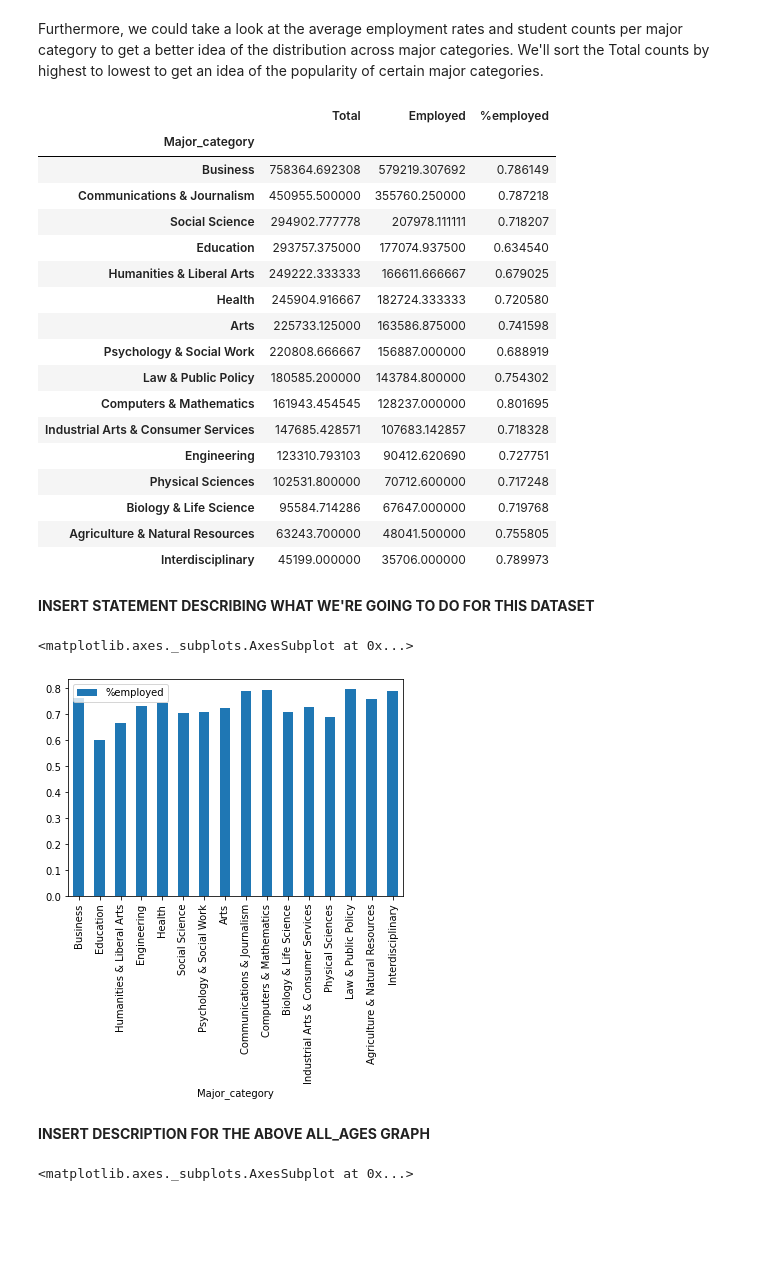
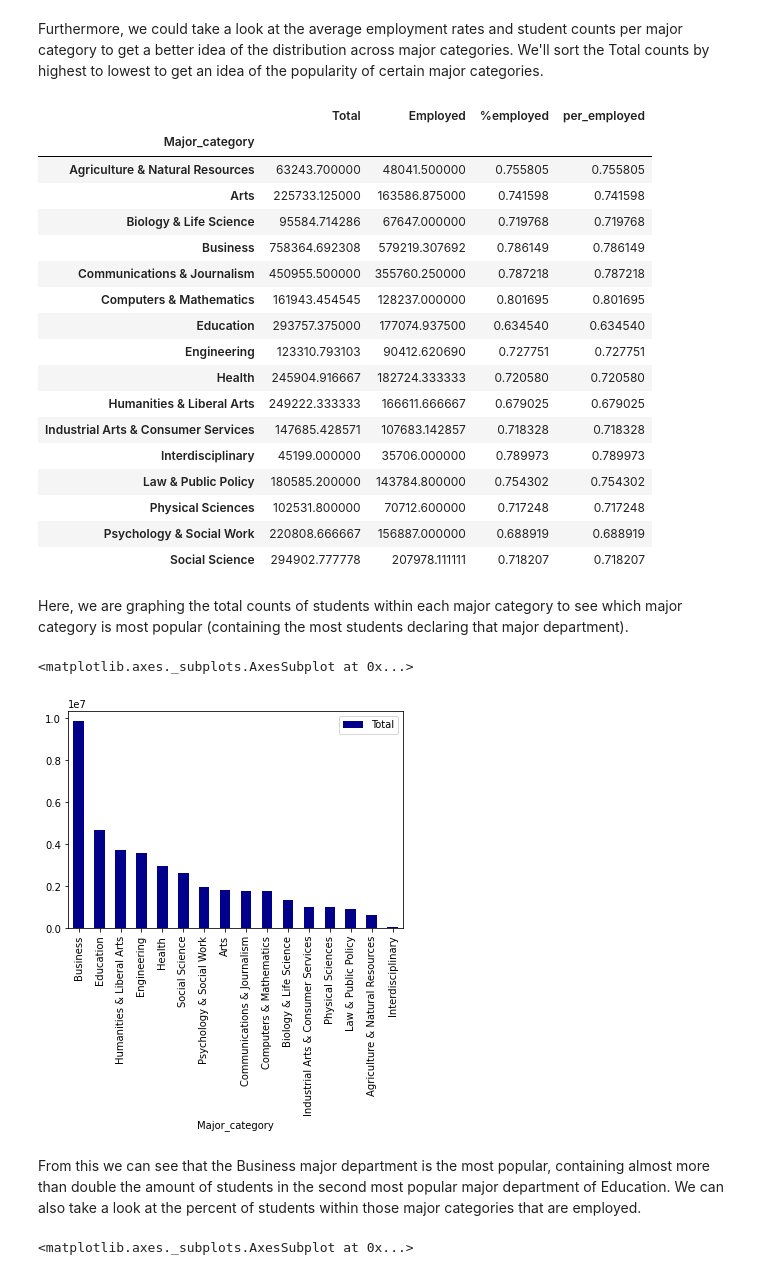
Before and after one commit to AlexCheng7/College-Employment-Analysis, a Jupyter notebook: FinalProject_group048.ipynb, the cells around one changed output. Saved outputs shown, nothing was run; the diff lists cells and outputs as text; code cells hidden in the pictures; blank space fills up the shorter version.

Commit message:
Added descriptions of some graphs and Conclusion section

```diff
--- a/FinalProject_group048.ipynb
+++ b/FinalProject_group048.ipynb
@@ -289,35 +289,35 @@ all_ages.describe()
 # %% [markdown]
 Furthermore, we could take a look at the average employment rates and student counts per major category to get a better idea of the distribution across major categories. We'll sort the Total counts by highest to lowest to get an idea of the popularity of certain major categories.
 # %%
-all_ages.groupby('Major_category').mean().sort_values('Total', ascending=False)
+all_ages.groupby('Major_category').mean()
 # %% [output]
-|  | Total | Employed | %employed |
-| Major_category |  |  |  |
-| Business | 758364.692308 | 579219.307692 | 0.786149 |
-| Communications & Journalism | 450955.500000 | 355760.250000 | 0.787218 |
-| Social Science | 294902.777778 | 207978.111111 | 0.718207 |
-| Education | 293757.375000 | 177074.937500 | 0.634540 |
-| Humanities & Liberal Arts | 249222.333333 | 166611.666667 | 0.679025 |
-| Health | 245904.916667 | 182724.333333 | 0.720580 |
-| Arts | 225733.125000 | 163586.875000 | 0.741598 |
-| Psychology & Social Work | 220808.666667 | 156887.000000 | 0.688919 |
-| Law & Public Policy | 180585.200000 | 143784.800000 | 0.754302 |
-| Computers & Mathematics | 161943.454545 | 128237.000000 | 0.801695 |
-| Industrial Arts & Consumer Services | 147685.428571 | 107683.142857 | 0.718328 |
-| Engineering | 123310.793103 | 90412.620690 | 0.727751 |
-| Physical Sciences | 102531.800000 | 70712.600000 | 0.717248 |
-| Biology & Life Science | 95584.714286 | 67647.000000 | 0.719768 |
-| Agriculture & Natural Resources | 63243.700000 | 48041.500000 | 0.755805 |
-| Interdisciplinary | 45199.000000 | 35706.000000 | 0.789973 |
+|  | Total | Employed | %employed | per_employed |
+| Major_category |  |  |  |  |
+| Agriculture & Natural Resources | 63243.700000 | 48041.500000 | 0.755805 | 0.755805 |
+| Arts | 225733.125000 | 163586.875000 | 0.741598 | 0.741598 |
+| Biology & Life Science | 95584.714286 | 67647.000000 | 0.719768 | 0.719768 |
+| Business | 758364.692308 | 579219.307692 | 0.786149 | 0.786149 |
+| Communications & Journalism | 450955.500000 | 355760.250000 | 0.787218 | 0.787218 |
+| Computers & Mathematics | 161943.454545 | 128237.000000 | 0.801695 | 0.801695 |
+| Education | 293757.375000 | 177074.937500 | 0.634540 | 0.634540 |
+| Engineering | 123310.793103 | 90412.620690 | 0.727751 | 0.727751 |
+| Health | 245904.916667 | 182724.333333 | 0.720580 | 0.720580 |
+| Humanities & Liberal Arts | 249222.333333 | 166611.666667 | 0.679025 | 0.679025 |
+| Industrial Arts & Consumer Services | 147685.428571 | 107683.142857 | 0.718328 | 0.718328 |
+| Interdisciplinary | 45199.000000 | 35706.000000 | 0.789973 | 0.789973 |
+| Law & Public Policy | 180585.200000 | 143784.800000 | 0.754302 | 0.754302 |
+| Physical Sciences | 102531.800000 | 70712.600000 | 0.717248 | 0.717248 |
+| Psychology & Social Work | 220808.666667 | 156887.000000 | 0.688919 | 0.688919 |
+| Social Science | 294902.777778 | 207978.111111 | 0.718207 | 0.718207 |
-# %% [markdown]
-**INSERT STATEMENT DESCRIBING WHAT WE'RE GOING TO DO FOR THIS DATASET**
+# %% [markdown]
+Here, we are graphing the total counts of students within each major category to see which major category is most popular (containing the most students declaring that major department).
 # %%
-all_ages_major_category.sort_values('Total', ascending=False)[['%employed']].plot(kind='bar')
+all_ages_major_category.sort_values('Total', ascending=False)[['Total']].plot(kind='bar', color='DarkBlue')
 # %% [output]
 <matplotlib.axes._subplots.AxesSubplot at 0x...>
-[figure, old version]
+[figure, new version]
-# %% [markdown]
-**INSERT DESCRIPTION FOR THE ABOVE ALL_AGES GRAPH**
+# %% [markdown]
+From this we can see that the Business major department is the most popular, containing almost more than double the amount of students in the second most popular major department of Education. We can also take a look at the percent of students within those major categories that are employed.
 # %%
 all_ages_major_category.sort_values('%employed', ascending=False)[['%employed']].plot(kind='bar')
 # %% [output]
```
Also changed, not shown: parts of 25 cells of this notebook.
